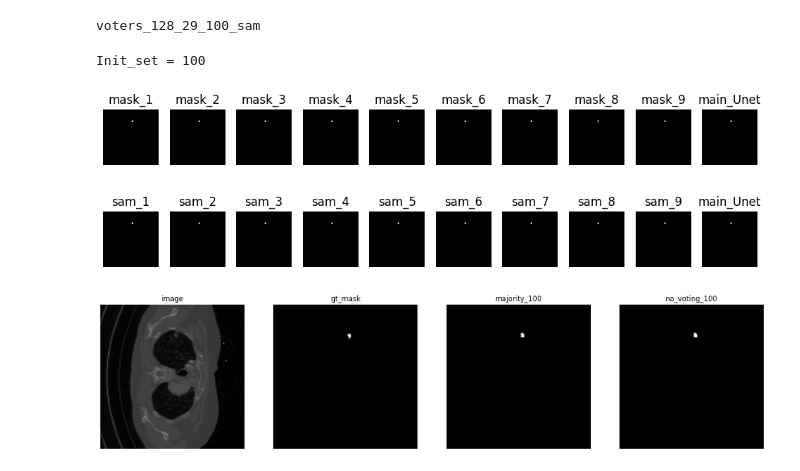
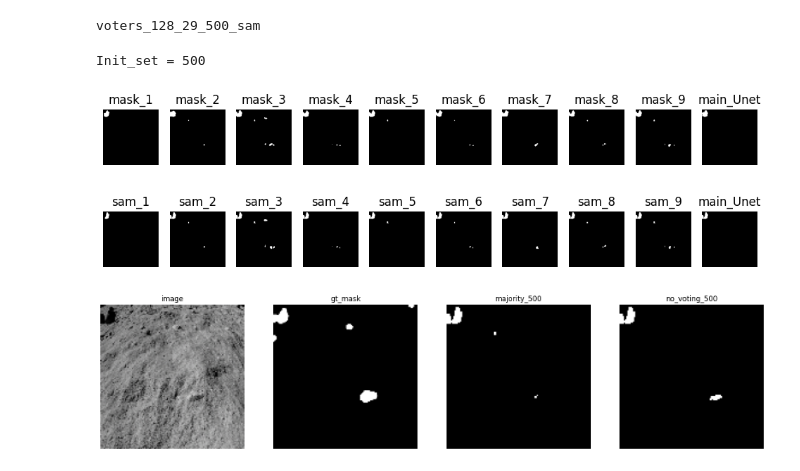
Before and after one commit to SalimFares4/Active-Learning-Segmentation, a Jupyter notebook: scripts/notebooks/08-Comparison.ipynb, the cells around one changed output. Drawn from its saved outputs; the diff is of its cells as text; code cells hidden in the pictures.

```diff
--- a/scripts/notebooks/08-Comparison.ipynb
+++ b/scripts/notebooks/08-Comparison.ipynb
@@ -10,5 +13,6 @@ import segmentation_models_pytorch as smp
 # %%
-main_path = "/root/Master_Thesis/"
+home = expanduser("~")
+main_path = home+"/Active-Learning-Segmentation/"
 dataframes_path = main_path + "data/dataframes/"
 trained_models = main_path + "scripts/notebooks/trained_models/"
 notebooks_path = main_path + "scripts/notebooks/"
@@ -183,7 +207,10 @@ main_Unet_128_29_no_voting_100_boxes = get_boxes(main_Unet_128_29_no_voting_100_
 # main_Unet_128_22_no_voting_300_sam = sam.get_mask(img_path=test_df_slice["images"][i], boxes=main_Unet_128_22_no_voting_300_boxes)[0]
 # print("main_Unet_128_22_no_voting_300_sam")
 
-
-main_Unet_128_29_no_voting_100_sam = sam.get_mask(img_path=test_df_slice["images"][i], boxes=main_Unet_128_29_no_voting_100_boxes)[0]
-print("main_Unet_128_29_no_voting_100_sam")
+#########
+# main_Unet_128_29_no_voting_100_sam = sam.get_mask(img_path=test_df_slice["images"][i], boxes=main_Unet_128_29_no_voting_100_boxes)[0]
+# print("main_Unet_128_29_no_voting_100_sam")
+########
+main_Unet_128_29_no_voting_500_sam = sam.get_mask(img_path=test_df_slice["images"][i], boxes=main_Unet_128_29_no_voting_500_boxes)[0]
+print("main_Unet_128_29_no_voting_500_sam")
 # %% [output]
@@ -220,11 +253,14 @@ sv.plot_images_grid(
 # print("voters_128_22_200_sam")
 # voters_128_22_300_sam =[sam.get_mask(img_path=test_df_slice["images"][i], boxes=boxes)[0] for boxes in voters_128_22_300_boxes]
 # print("voters_128_22_300_sam")
-
-voters_128_29_100_sam =[sam.get_mask(img_path=test_df_slice["images"][i], boxes=boxes)[0] for boxes in voters_128_29_100_boxes]
-print("voters_128_29_100_sam")
+#############
+# voters_128_29_100_sam =[sam.get_mask(img_path=test_df_slice["images"][i], boxes=boxes)[0] for boxes in voters_128_29_100_boxes]
+# print("voters_128_29_100_sam")
+############
+voters_128_29_500_sam =[sam.get_mask(img_path=test_df_slice["images"][i], boxes=boxes)[0] for boxes in voters_128_29_500_boxes]
+print("voters_128_29_500_sam")
 # %% [output]
-voters_128_29_100_sam
+voters_128_29_500_sam
 # %%
 titles = [f"mask_{i}" for i in range(1,10)]
 titles.append("main_Unet")
@@ -272,23 +308,36 @@ sam_titles.append("main_Unet")
 #     grid_size=(1, len(titles)),
 #     titles=sam_titles
 # )
+##############
+# print("Init_set = 100")
+# sv.plot_images_grid(
+#     images=voters_128_29_100_masks,
+#     grid_size=(1, len(titles)),
+#     titles=titles
+# )
 
-print("Init_set = 100")
+# sv.plot_images_grid(
+#     images=voters_128_29_100_sam,
+#     grid_size=(1, len(titles)),
+#     titles=sam_titles
+# )
+
+print("Init_set = 500")
 sv.plot_images_grid(
-    images=voters_128_29_100_masks,
+    images=voters_128_29_500_masks,
     grid_size=(1, len(titles)),
     titles=titles
 )
 
 sv.plot_images_grid(
-    images=voters_128_29_100_sam,
+    images=voters_128_29_500_sam,
     grid_size=(1, len(titles)),
     titles=sam_titles
 )
 # %% [output]
-Init_set = 100
+Init_set = 500
-[figure, old version]
+[figure, new version]
-[figure, old version]
+[figure, new version]
 # %%
 # sum_100 = np.array(voters_128_22_100_sam).sum(axis=0)
 # sum_200 = np.array(voters_128_22_200_sam).sum(axis=0)
@@ -298,25 +347,38 @@ Init_set = 100
 # majority_200 = np.array((sum_200.squeeze() > 5), dtype=np.float32)
 # majority_300 = np.array((sum_300.squeeze() > 5), dtype=np.float32)
 
+############
+# sum_100 = np.array(voters_128_29_100_sam).sum(axis=0)
 
-sum_100 = np.array(voters_128_29_100_sam).sum(axis=0)
+# majority_100 = np.array((sum_100.squeeze() > 5), dtype=np.float32)
+############
+sum_500 = np.array(voters_128_29_500_sam).sum(axis=0)
 
-majority_100 = np.array((sum_100.squeeze() > 5), dtype=np.float32)
+majority_500 = np.array((sum_500.squeeze() > 5), dtype=np.float32)
 # %%
 # sv.plot_images_grid(
 #     images=[image, gt_mask, majority_100, majority_200, majority_300, main_Unet_128_22_no_voting_100_sam, main_Unet_128_22_no_voting_200_sam, main_Unet_128_22_no_voting_300_sam],
 #     grid_size=(1, 8),
 #     titles=["image", "gt_mask", "majority_100", "majority_200", "majority_300", "no_voting_100", "no_voting_200", "no_voting_300"],
 #     size=(20,20)
 
 # )
+############
+# sv.plot_images_grid(
+#     images=[image, gt_mask, majority_100, main_Unet_128_29_no_voting_100_sam],
+#     grid_size=(1, 4),
+#     titles=["image", "gt_mask", "majority_100", "no_voting_100"],
+#     size=(20,20)
 
+# )
+
+#############
 sv.plot_images_grid(
-    images=[image, gt_mask, majority_100, main_Unet_128_29_no_voting_100_sam],
+    images=[image, gt_mask, majority_500, main_Unet_128_29_no_voting_500_sam],
     grid_size=(1, 4),
-    titles=["image", "gt_mask", "majority_100", "no_voting_100"],
+    titles=["image", "gt_mask", "majority_500", "no_voting_500"],
     size=(20,20)
 
 )
 # %% [output]
-[figure, old version]
+[figure, new version]
```
Also changed, not shown: parts of 23 cells of this notebook, 4 other files.
